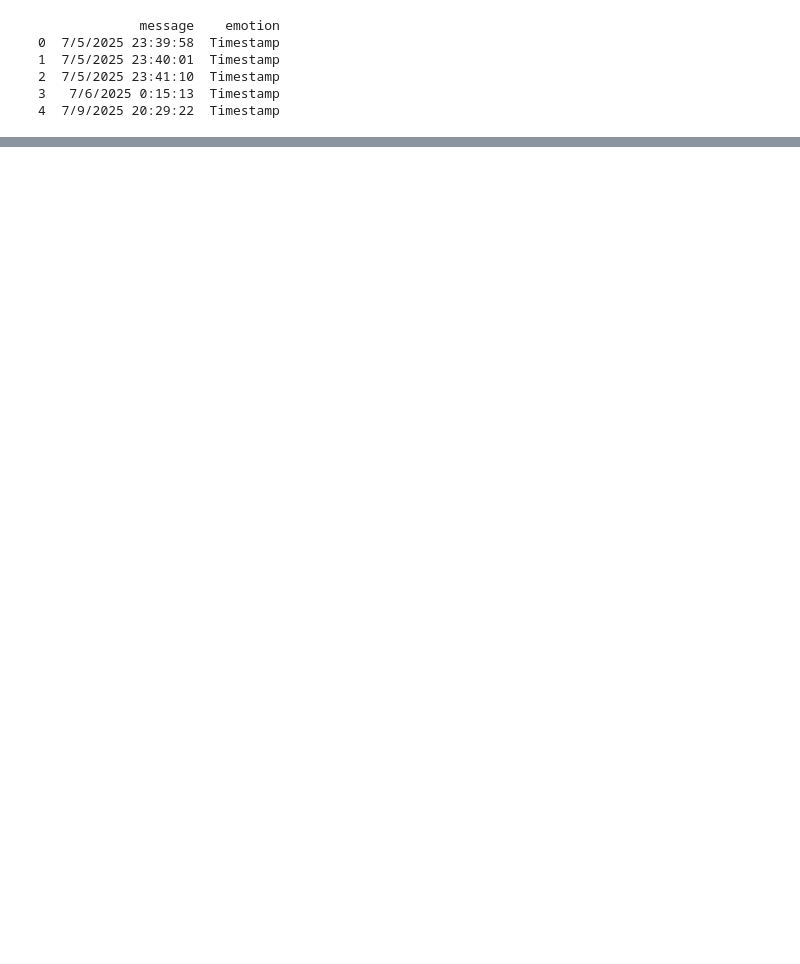
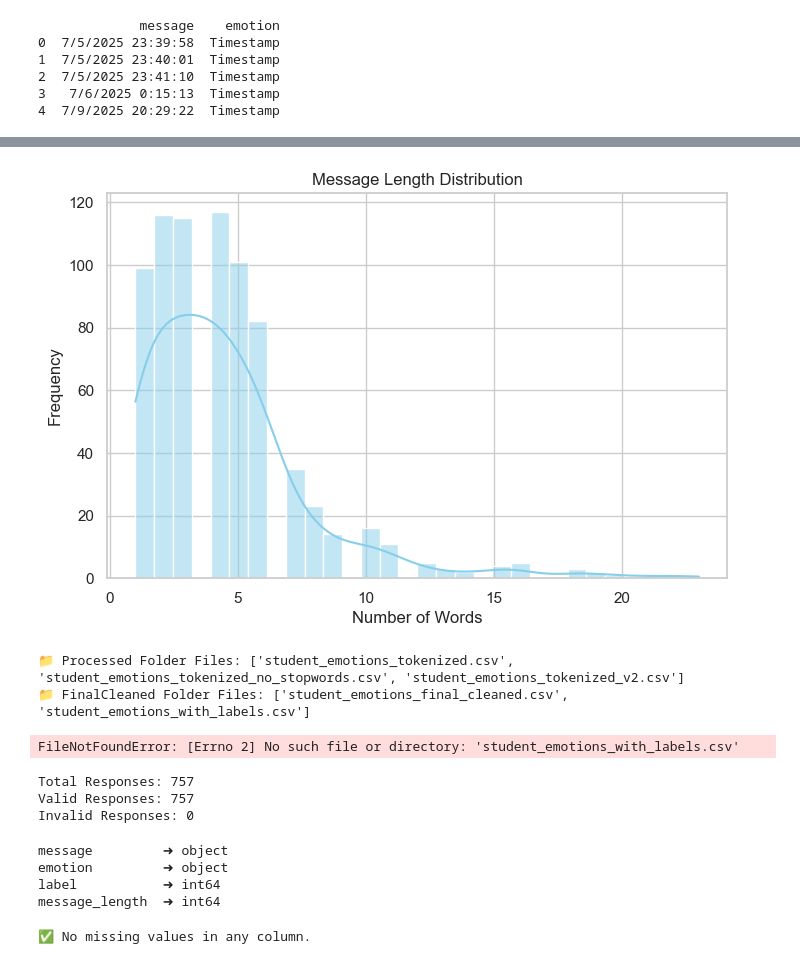
Before and after one commit to FasnaHaleem/emotion-detection-project, a Jupyter notebook: EmotionDetection.ipynb, the cells around one changed output, grey strips where cells are left out. Cells and saved outputs as stored; diff of their text form; code cells hidden in the pictures; blank space fills up the shorter version.

```diff
--- a/EmotionDetection.ipynb
+++ b/EmotionDetection.ipynb
@@ -100,0 +629,77 @@ Saved file to: C:\Users\Shimra\Documents\EmotionDetection\student_emotions_clean
+# %%
+df['message_length'] = df['message'].apply(lambda x: len(str(x).split()))
+
+plt.figure(figsize=(8, 5))
+sns.histplot(df['message_length'], bins=30, kde=True, color='skyblue')
+plt.title("Message Length Distribution")
+plt.xlabel("Number of Words")
+plt.ylabel("Frequency")
+plt.show()
+# %% [output]
+[figure, added]
+# %%
+import os
+from pathlib import Path
+
+processed_path = Path.home() / "Desktop" / "EmotionDetection" / "Processed"
+final_path = Path.home() / "Desktop" / "EmotionDetection" / "FinalCleaned"
+
+print("📁 Processed Folder Files:", os.listdir(processed_path))
+print("📁 FinalCleaned Folder Files:", os.listdir(final_path))
+# %% [output]
+📁 Processed Folder Files: ['student_emotions_tokenized.csv', 'student_emotions_tokenized_no_stopwords.csv', 'student_emotions_tokenized_v2.csv']
+📁 FinalCleaned Folder Files: ['student_emotions_final_cleaned.csv', 'student_emotions_with_labels.csv']
+# %%
+import pandas as pd
+
+# Load the final cleaned and labeled dataset
+df = pd.read_csv("student_emotions_with_labels.csv")  # Update path if needed
+# %% [output]
+FileNotFoundError: [Errno 2] No such file or directory: 'student_emotions_with_labels.csv'
+# %%
+# Total responses
+total = len(df)
+
+# Count empty messages (if any)
+invalid = df['message'].apply(lambda x: len(str(x).strip()) == 0).sum()
+
+# Valid responses
+valid = total - invalid
+
+print(f"Total Responses: {total}")
+print(f"Valid Responses: {valid}")
+print(f"Invalid Responses: {invalid}")
+# %% [output]
+Total Responses: 757
+Valid Responses: 757
+Invalid Responses: 0
+# %%
+for col in df.columns:
+    print(f"{col:15} ➜ {df[col].dtype}")
+# %% [output]
+message         ➜ object
+emotion         ➜ object
+label           ➜ int64
+message_length  ➜ int64
+# %%
+import matplotlib.pyplot as plt
+
+# Count missing values
+missing = df.isnull().sum()
+
+# Filter only columns with missing values
+missing = missing[missing > 0]
+
+if not missing.empty:
+    missing.plot(kind='bar', color='tomato')
+    plt.title("Missing Values per Column")
+    plt.ylabel("Count")
+    plt.xlabel("Column Name")
+    plt.xticks(rotation=45)
+    plt.grid(True, axis='y')
+    plt.tight_layout()
+    plt.show()
+else:
+    print("✅ No missing values in any column.")
+# %% [output]
+✅ No missing values in any column.
```
Also changed, not shown: parts of 28 cells of this notebook, 1 other file.
